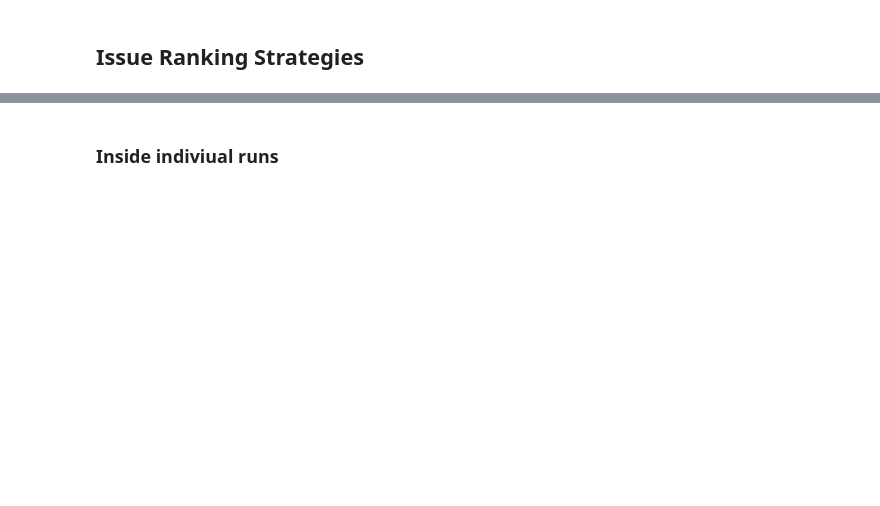
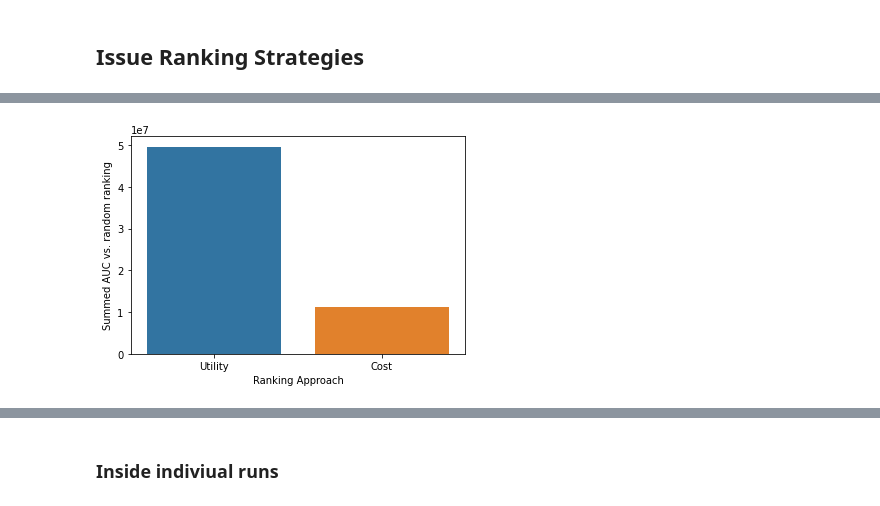
Before and after one commit to Phimanu/MachineLearningControl, a Jupyter notebook: mrubis_controller/performance_plots.ipynb, the cells around one changed output, grey strips where cells are left out. Cells and saved outputs as stored; diff of their text form; code cells hidden in the pictures; blank space fills up the shorter version.

```diff
--- a/mrubis_controller/performance_plots.ipynb
+++ b/mrubis_controller/performance_plots.ipynb
@@ -102,12 +109,14 @@ fig.savefig(controller_output / 'auc_comp_over_runs.png', dpi=300)
 total_auc_utility = low_u_estimates_df['auc_vs_random'].sum()
 total_auc_cost = low_c_estimates_df['auc_vs_random'].sum()
 # %%
-fig, ax = plt.subplots(figsize=(10,5))
+fig, ax = plt.subplots()#figsize=(10,5))
 sns.barplot(
     data=pd.DataFrame({'Summed AUC vs. random ranking': [total_auc_utility, total_auc_cost]}, index=['Utility', 'Cost']).reset_index().rename(columns={'index': 'Ranking Approach'}),
     x='Ranking Approach',
     y='Summed AUC vs. random ranking',
     ax=ax
 )
 fig.savefig(controller_output / 'auc_comp_barplot.png', dpi=300)
+# %% [output]
+[figure, added]
 # %%
```
Also changed, not shown: parts of 12 cells of this notebook.
